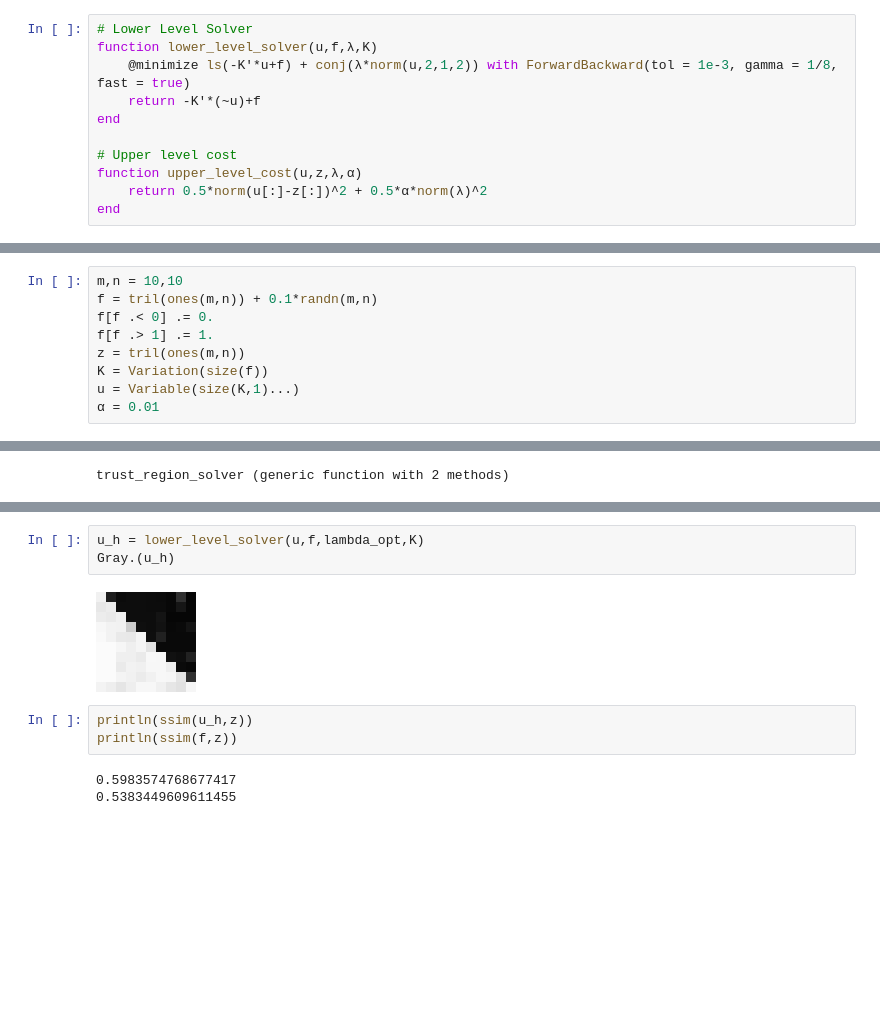
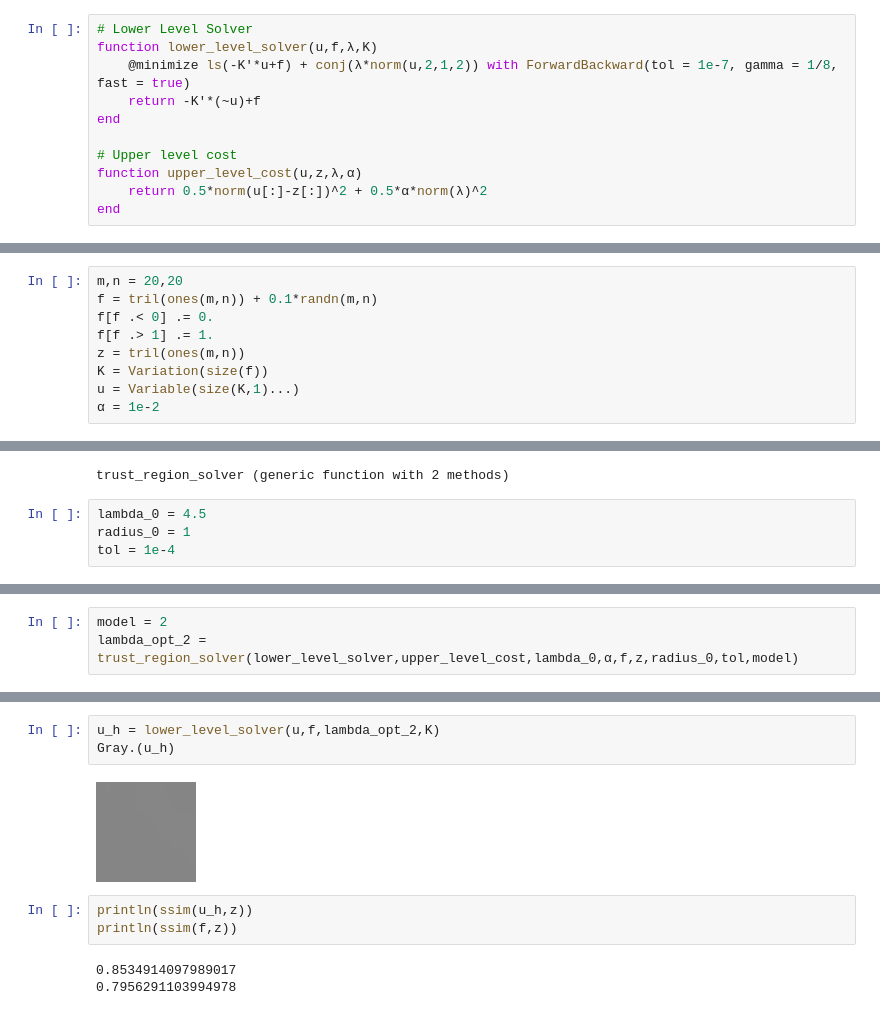
Before and after one commit to dvillacis/BilevelImagingParameterLearning.jl, a Jupyter notebook: demo/bilevel_scalar_rof/bilevel_scalar_vi.ipynb, the cells around one changed output, grey strips where cells are left out. Cells and saved outputs as stored; diff of their text form; blank space fills up the shorter version.

```diff
--- a/demo/bilevel_scalar_rof/bilevel_scalar_vi.ipynb
+++ b/demo/bilevel_scalar_rof/bilevel_scalar_vi.ipynb
@@ -15,7 +15,7 @@ using LinearAlgebra, StructuredOptimization, AbstractOperators, Plots, Distribut
 # %%
 # Lower Level Solver
 function lower_level_solver(u,f,λ,K)
-    @minimize ls(-K'*u+f) + conj(λ*norm(u,2,1,2)) with ForwardBackward(tol = 1e-3, gamma = 1/8, fast = true)
+    @minimize ls(-K'*u+f) + conj(λ*norm(u,2,1,2)) with ForwardBackward(tol = 1e-7, gamma = 1/8, fast = true)
     return -K'*(~u)+f
 end
 
@@ -26,14 +26,14 @@ end
 # %% [output]
 upper_level_cost (generic function with 1 method)
 # %%
-m,n = 10,10
+m,n = 20,20
 f = tril(ones(m,n)) + 0.1*randn(m,n)
 f[f .< 0] .= 0.
 f[f .> 1] .= 1.
 z = tril(ones(m,n))
 K = Variation(size(f))
 u = Variable(size(K,1)...)
-α = 0.01
+α = 1e-2
 # %% [output]
 0.01
 # %%
@@ -153,3 +153,7 @@ $$
 include("trust_region_solver.jl")
 # %% [output]
 trust_region_solver (generic function with 2 methods)
+# %%
+lambda_0 = 4.5
+radius_0 = 1
+tol = 1e-4
@@ -176,0 +184,3 @@ TR Iteration 44: rho_k = -0.11801669247513011, radius = 0.0007135226862601485, l
+# %%
+model = 2
+lambda_opt_2 = trust_region_solver(lower_level_solver,upper_level_cost,lambda_0,α,f,z,radius_0,tol,model)
@@ -177,11 +228,11 @@ TR Iteration 44: rho_k = -0.11801669247513011, radius = 0.0007135226862601485, l
 # %%
-u_h = lower_level_solver(u,f,lambda_opt,K)
+u_h = lower_level_solver(u,f,lambda_opt_2,K)
 Gray.(u_h)
 # %% [output]
-[figure, old version]
+[figure, new version]
 # %%
 println(ssim(u_h,z))
 println(ssim(f,z))
 # %% [output]
-0.5983574768677417
-0.5383449609611455
+0.8534914097989017
+0.7956291103994978
```
Also changed, not shown: parts of 12 cells of this notebook, 5 other files.
